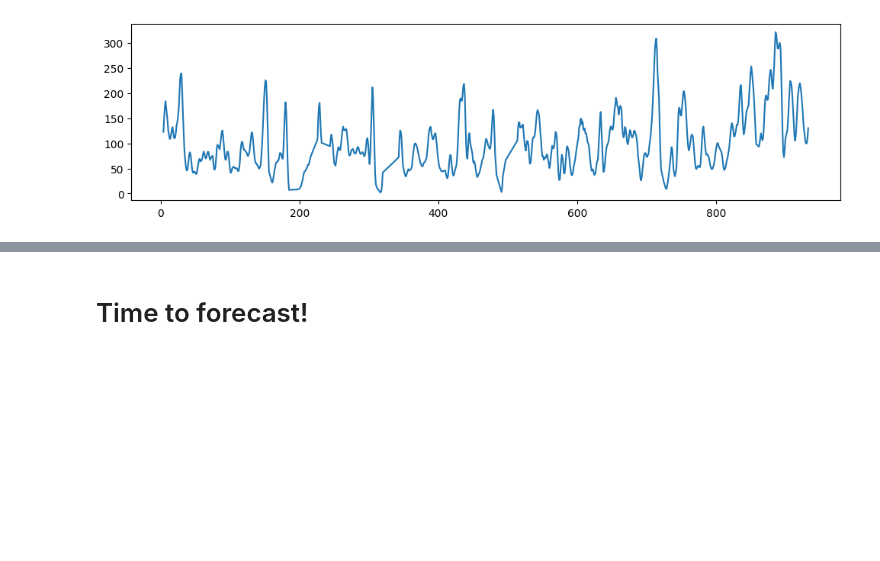
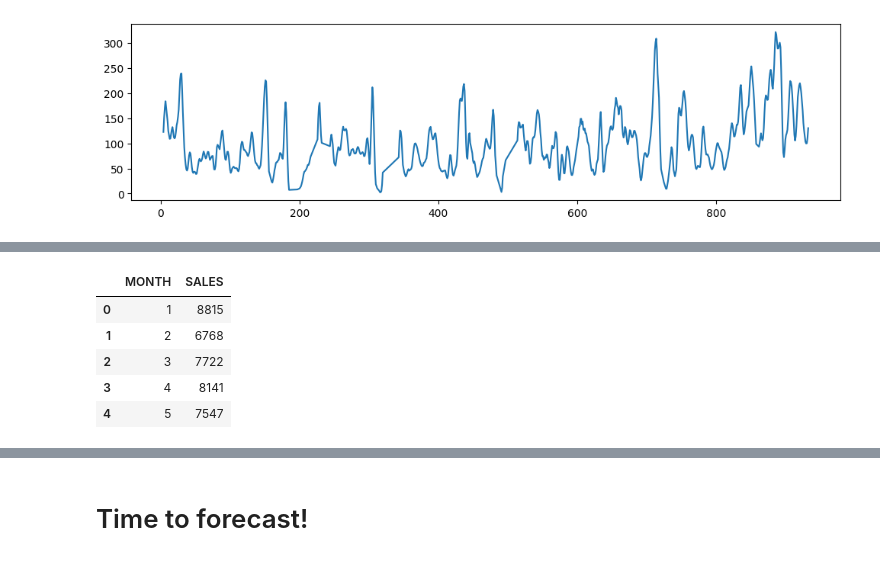
Before and after one commit to andresbarcia/DataAnalisys, a Jupyter notebook: Retail_Sales_Forecasting.ipynb, the cells around one changed output, grey strips where cells are left out. Saved outputs shown, nothing was run; the diff lists cells and outputs as text; code cells hidden in the pictures; blank space fills up the shorter version.

```diff
--- a/Retail_Sales_Forecasting.ipynb
+++ b/Retail_Sales_Forecasting.ipynb
@@ -197,0 +215,9 @@ sales.rolling(7, center=True, win_type="triang").mean().plot.line()
+# %%
+monthly_sales.head()
+# %% [output]
+|  | MONTH | SALES |
+| 0 | 1 | 8815 |
+| 1 | 2 | 6768 |
+| 2 | 3 | 7722 |
+| 3 | 4 | 8141 |
+| 4 | 5 | 7547 |
```
Also changed, not shown: parts of 9 cells of this notebook.
